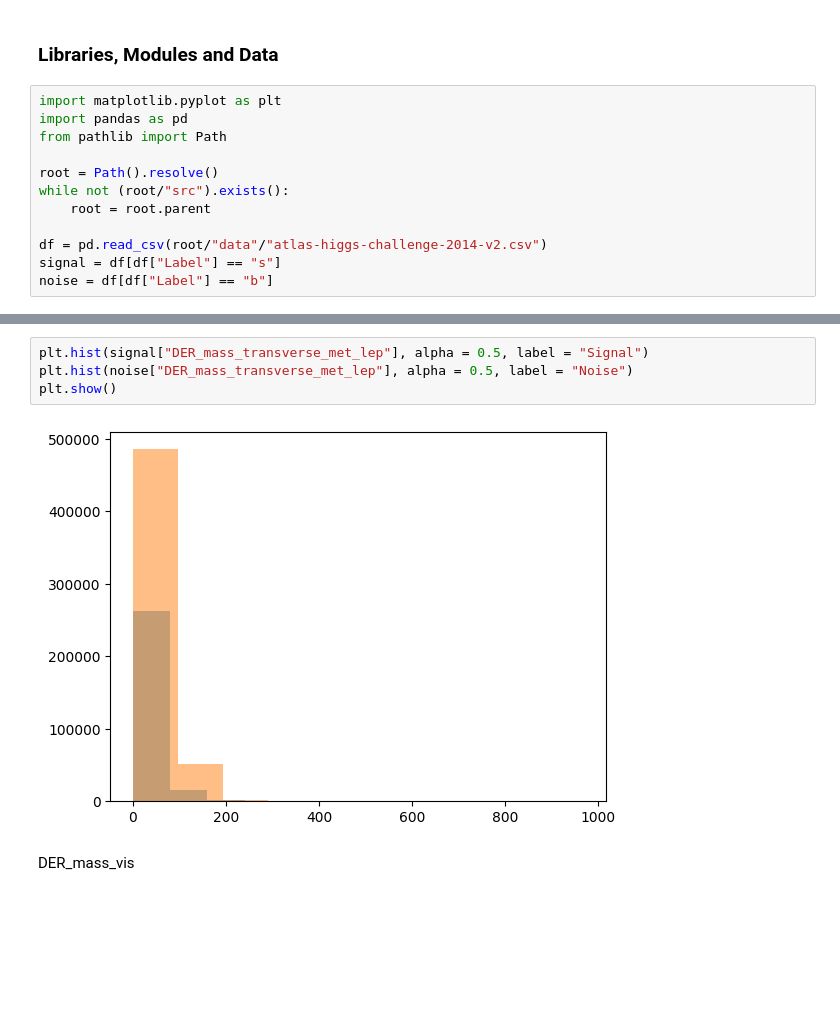
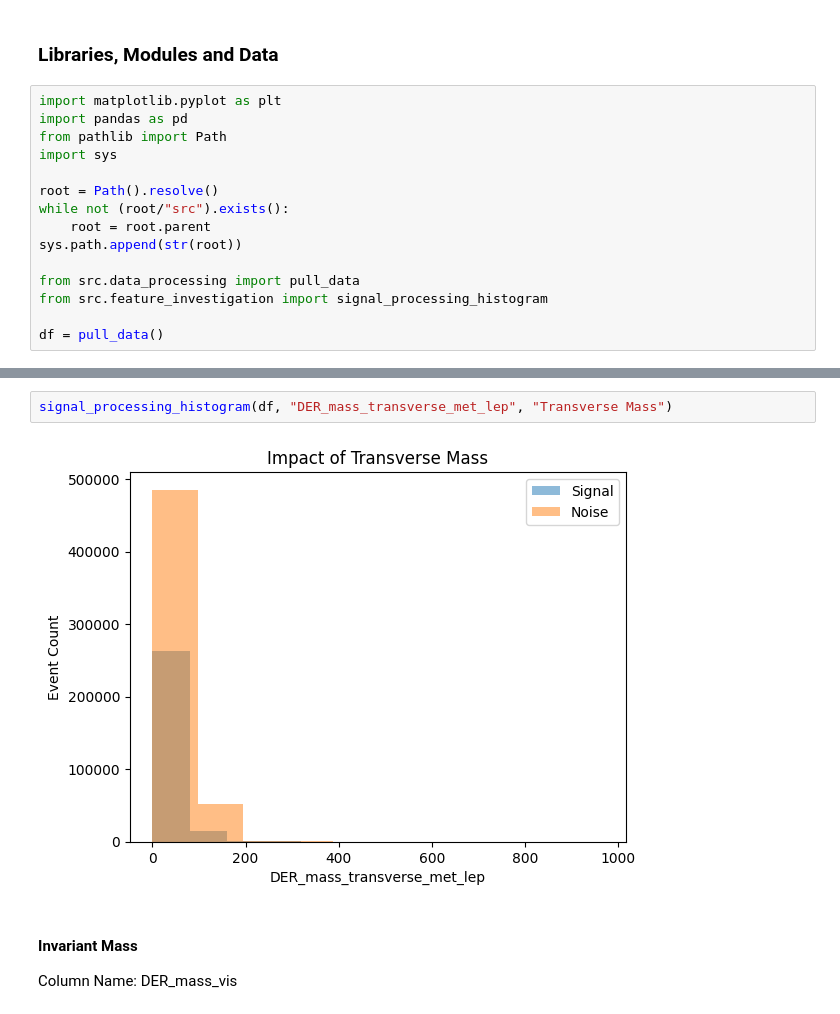
Before and after one commit to BenChurchillUK/Higgs-Boson-Challenge-2014, a Jupyter notebook: notebooks/02_feature_investigation.ipynb, the cells around one changed output, grey strips where cells are left out. Saved outputs shown, nothing was run; the diff lists cells and outputs as text; blank space fills up the shorter version.

```diff
--- a/notebooks/02_feature_investigation.ipynb
+++ b/notebooks/02_feature_investigation.ipynb
@@ -40,12 +38,15 @@ The following features are defined in CERN's opendata records. https://opendata.
 import matplotlib.pyplot as plt
 import pandas as pd
 from pathlib import Path
+import sys
 
 root = Path().resolve()
 while not (root/"src").exists():
     root = root.parent
+sys.path.append(str(root))
 
-df = pd.read_csv(root/"data"/"atlas-higgs-challenge-2014-v2.csv")
-signal = df[df["Label"] == "s"]
-noise = df[df["Label"] == "b"]
+from src.data_processing import pull_data
+from src.feature_investigation import signal_processing_histogram
+
+df = pull_data()
 # %% [markdown]
@@ -63,9 +64,8 @@ DER_mass_transverse_met_lep
 # %%
-plt.hist(signal["DER_mass_transverse_met_lep"], alpha = 0.5, label = "Signal")
-plt.hist(noise["DER_mass_transverse_met_lep"], alpha = 0.5, label = "Noise")
-plt.show()
+signal_processing_histogram(df, "DER_mass_transverse_met_lep", "Transverse Mass")
 # %% [output]
-[figure, old version]
+[figure, new version]
 # %% [markdown]
-DER_mass_vis
+#### Invariant Mass
+Column Name: DER_mass_vis
 # %%
```
Also changed, not shown: parts of 59 cells of this notebook, 5 other files.
